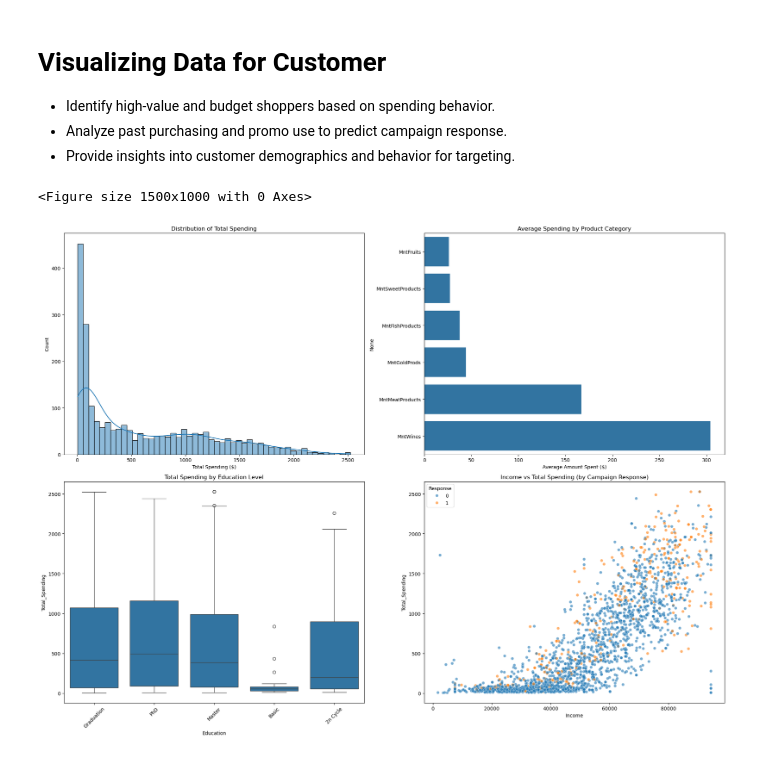
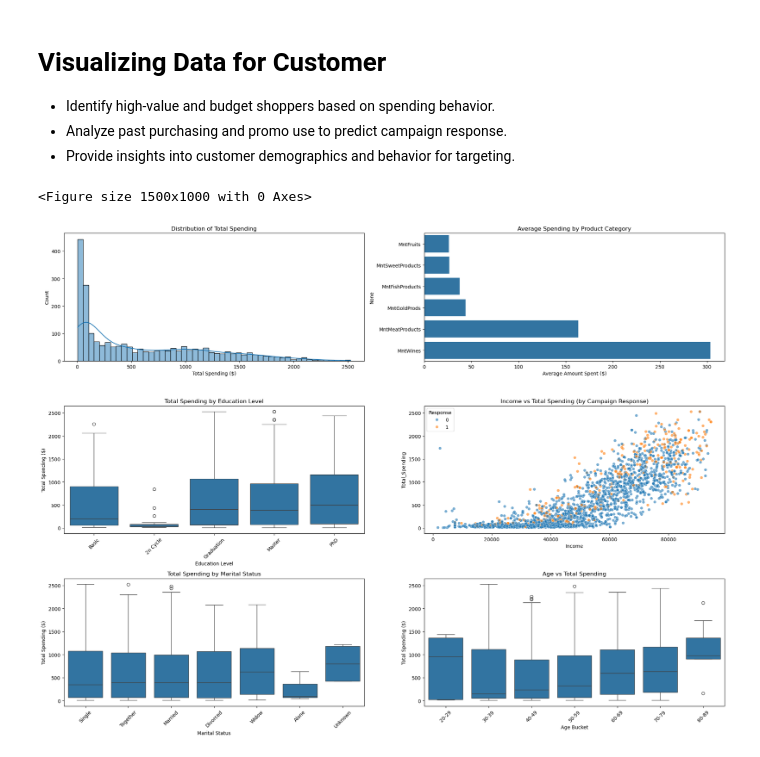
Before and after one commit to shyeolekar5/DeepCollab, a Jupyter notebook: src/data/data-analysis.ipynb, the cells around one changed output. Cells and saved outputs as stored; diff of their text form; code cells hidden in the pictures.

Commit message:
add scaled data and key findings

```diff
--- a/src/data/data-analysis.ipynb
+++ b/src/data/data-analysis.ipynb
@@ -161,9 +197,14 @@ For example, when doing 'df[col].method(value, inplace=True)', try using 'df.met
 Create new features like total spend, campaign response rate, shopping frequency, household size, and customer lifetime value metrics.
 # %%
 # Create more features
+df_transformed['Total_Household_Size'] = (
+    (df_transformed['Marital_Status_Grouped'] == 'Couples').astype(int) + 1 +
+    df_transformed['Total_Children']
+)
+
 df_transformed['Total_Spending'] = df_transformed[['MntWines', 'MntFruits', 'MntMeatProducts',
                                                  'MntFishProducts', 'MntSweetProducts', 'MntGoldProds']].sum(axis=1)
-df_transformed['Customer_Lifetime_Value'] = df_transformed['Total_Spending'] / ((pd.to_datetime('today') - df_transformed['Dt_Customer']).dt.days / 365)
+# df_transformed['Customer_Lifetime_Value'] = df_transformed['Total_Spending'] / ((pd.to_datetime('today') - df_transformed['Dt_Customer']).dt.days / 365)
 
 df_transformed['Total_Spend'] = df[['MntWines', 'MntFruits', 'MntMeatProducts', 'MntFishProducts', 'MntSweetProducts', 'MntGoldProds']].sum(axis=1)
 
@@ -172,10 +213,12 @@ df_transformed['Campaign_Response_Rate'] = df[['AcceptedCmp1', 'AcceptedCmp2', '
 df_transformed['Shopping_Frequency'] = df[['NumDealsPurchases', 'NumWebPurchases', 'NumCatalogPurchases', 'NumStorePurchases']].sum(axis=1)
 
 # Drop original categorical columns if no longer needed
-columns_to_drop = ['Marital_Status', 'Year_Birth', 'Kidhome', 'Teenhome']
+columns_to_drop = ['ID', 'Year_Birth', 'Kidhome', 'Teenhome']
 df_transformed = df_transformed.drop(columns=columns_to_drop)
 
-df_transformed
 
 # save the transformed data to csv
 df_transformed.to_csv('./marketing_campaign_transformed.csv', index=False)
+
+print("Totoal # of features after transformation:", df_transformed.shape[1])
+print("Features after transformation:\n", df_transformed.dtypes)
@@ -186,56 +247,90 @@ df_transformed.to_csv('./marketing_campaign_transformed.csv', index=False)
 - Analyze past purchasing and promo use to predict campaign response.
 - Provide insights into customer demographics and behavior for targeting.
 # %%
-import pandas as pd
-import matplotlib.pyplot as plt
-import seaborn as sns
-
 plt.figure(figsize=(15, 10))
 
 # Create subplot grid
-fig, ((ax1, ax2), (ax3, ax4)) = plt.subplots(2, 2, figsize=(20, 15))
-
+fig, ((ax1, ax2), (ax3, ax4), (ax5, ax6)) = plt.subplots(3, 2, figsize=(20, 15))
 
 # 1. Histogram of Total Spending
 sns.histplot(data=df_transformed,
-             x='Total_Spending',
-             bins=50,
-             kde=True,
-             ax=ax1)
+       x='Total_Spending',
+       bins=50,
+       kde=True,
+       ax=ax1)
 ax1.set_title('Distribution of Total Spending')
 ax1.set_xlabel('Total Spending ($)')
 ax1.set_ylabel('Count')
 
 # 2. Spending by Product Category
 spending_cols = ['MntWines', 'MntFruits', 'MntMeatProducts',
-                'MntFishProducts', 'MntSweetProducts', 'MntGoldProds']
+        'MntFishProducts', 'MntSweetProducts', 'MntGoldProds']
 spending_data = df_transformed[spending_cols].mean().sort_values(ascending=True)
 
 sns.barplot(x=spending_data.values,
-           y=spending_data.index,
-           ax=ax2)
+       y=spending_data.index,
+       ax=ax2)
 ax2.set_title('Average Spending by Product Category')
 ax2.set_xlabel('Average Amount Spent ($)')
 
 # 3. Education Level vs Total Spending
-sns.boxplot(data=df_transformed,
-            x='Education',
-            y='Total_Spending',
-            ax=ax3)
+education_mapping = {
+  0: 'Basic',
+  1: '2n Cycle',
+  2: 'Graduation',
+  3: 'Master',
+  4: 'PhD'
+}
+# Map numeric education levels back to categorical labels
+df_plot = df_transformed.copy()
+df_plot['Education'] = df_plot['Education'].map(education_mapping)
+
+# Update the education level plot
+sns.boxplot(data=df_plot,
+      x='Education',
+      y='Total_Spending',
+      order=['Basic', '2n Cycle', 'Graduation', 'Master', 'PhD'],  # Specify order
+      ax=ax3)
 ax3.set_title('Total Spending by Education Level')
 ax3.tick_params(axis='x', rotation=45)
+ax3.set_xlabel('Education Level')
+ax3.set_ylabel('Total Spending ($)')
 
 # 4. Income vs Total Spending with Campaign Response
 sns.scatterplot(data=df_transformed,
-                x='Income',
-                y='Total_Spending',
-                hue='Response',
-                alpha=0.6,
-                ax=ax4)
+        x='Income',
+        y='Total_Spending',
+        hue='Response',
+        alpha=0.6,
+        ax=ax4)
 ax4.set_title('Income vs Total Spending (by Campaign Response)')
+
+# 5. Different Marital Status vs Total Spending
+sns.boxplot(data=df_transformed,
+      x='Marital_Status',
+      y='Total_Spending',
+      ax=ax5)
+ax5.set_title('Total Spending by Marital Status')
+ax5.tick_params(axis='x', rotation=45)
+ax5.set_xlabel('Marital Status')
+ax5.set_ylabel('Total Spending ($)')
+
+# 6. Age vs Total Spending (Bucketed Age)
+age_bins = [20, 30, 40, 50, 60, 70, 80, 90]
+age_labels = ['20-29', '30-39', '40-49', '50-59', '60-69', '70-79', '80-89']
+df_transformed['Age_Bucket'] = pd.cut(df_transformed['Age'], bins=age_bins, labels=age_labels)
+
+sns.boxplot(data=df_transformed,
+        x='Age_Bucket',
+        y='Total_Spending',
+        ax=ax6)
+ax6.set_title('Age vs Total Spending')
+ax6.tick_params(axis='x', rotation=45)
+ax6.set_xlabel('Age Bucket')
+ax6.set_ylabel('Total Spending ($)')
 
 plt.tight_layout()
 plt.show()
 # %% [output]
 <Figure size 1500x1000 with 0 Axes>
-[figure, old version]
+[figure, new version]
```
Also changed, not shown: parts of 5 cells of this notebook, 2 other files.
